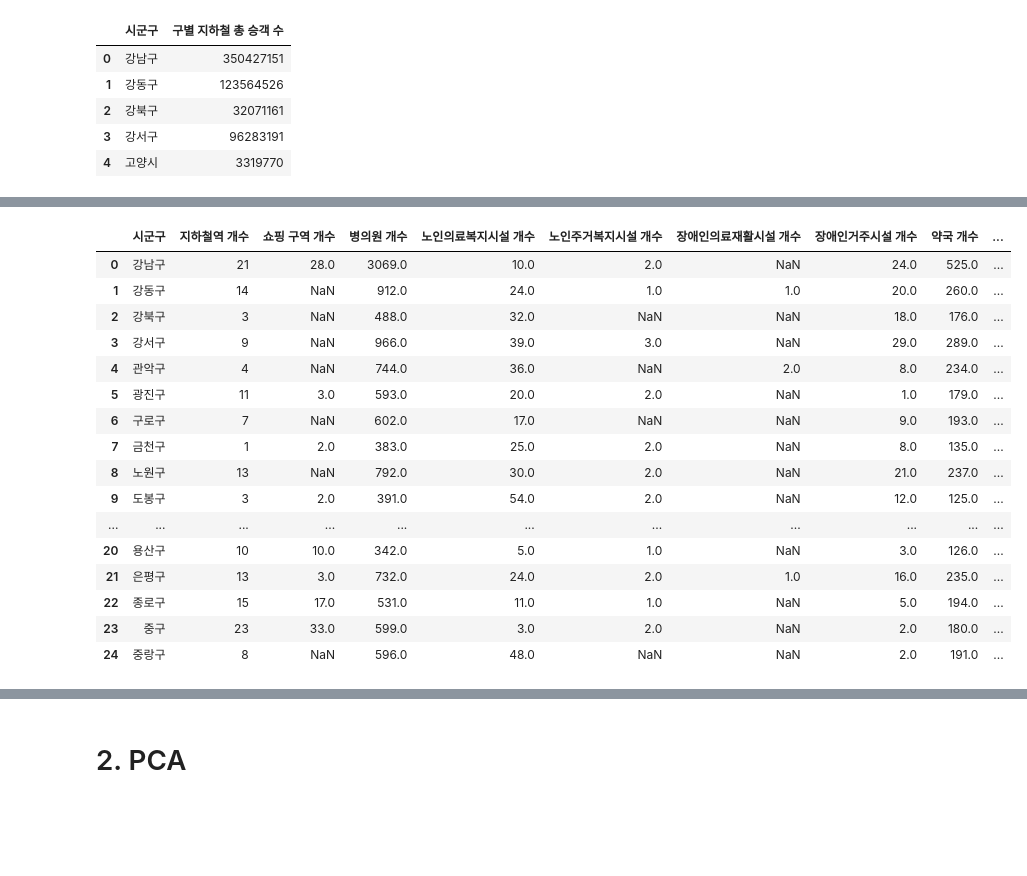
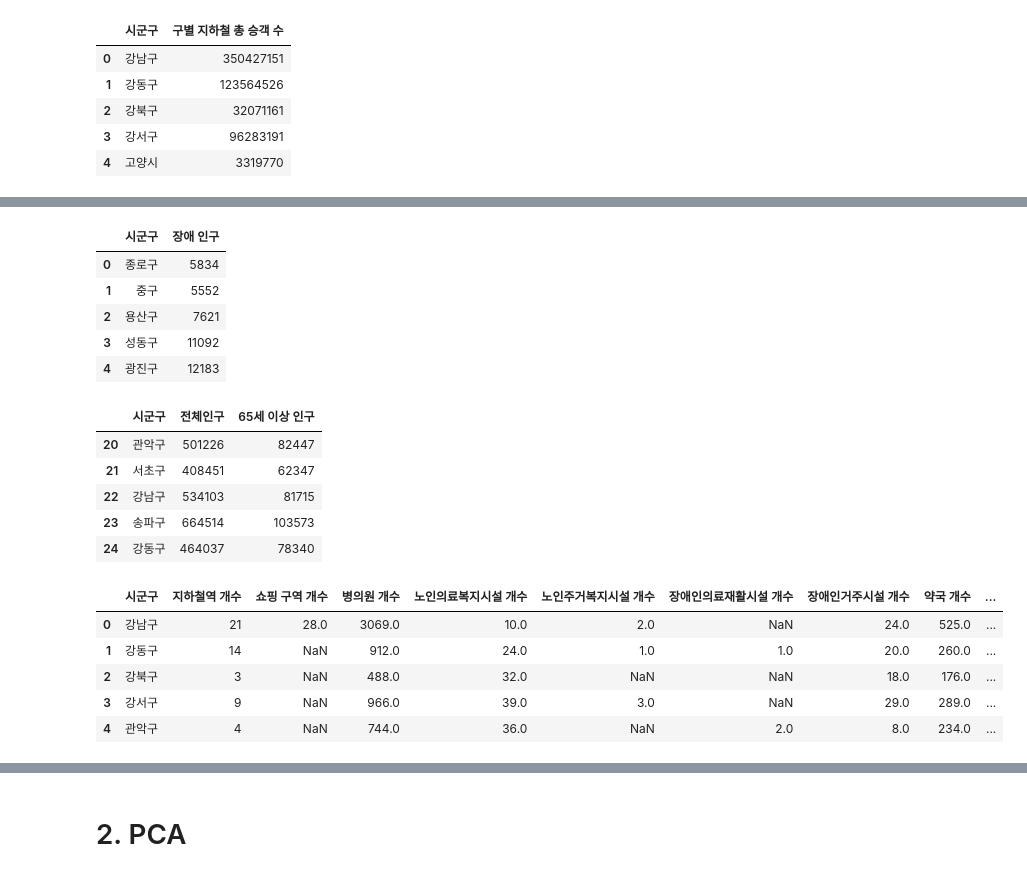
Before and after one commit to ikkjun/waste_medicine_collection_bins, a Jupyter notebook: waste_medicine_collection_bins.ipynb, the cells around one changed output, grey strips where cells are left out. Saved outputs shown, nothing was run; the diff lists cells and outputs as text; code cells hidden in the pictures; blank space fills up the shorter version.

```diff
--- a/waste_medicine_collection_bins.ipynb
+++ b/waste_medicine_collection_bins.ipynb
@@ -54,6 +39,8 @@ df_dis_hospital = pd.read_csv('/Users/ikjuncho/Documents/GitHub/waste_medicine_c
 df_dis_house = pd.read_csv('/Users/ikjuncho/Documents/GitHub/waste_medicine_collection_bins/data/서울시 사회복지시설(장애인거주시설) 목록.csv', encoding='cp949')
 df_med = pd.read_csv('/Users/ikjuncho/Documents/GitHub/waste_medicine_collection_bins/data/서울시 약국 운영시간 정보.csv', encoding='cp949')
 df_subway_people = pd.read_csv('/Users/ikjuncho/Documents/GitHub/waste_medicine_collection_bins/data/서울시 지하철호선별 역별 승하차 인원 정보(2022).csv')
+df_dis_number = pd.read_csv('/Users/ikjuncho/Documents/GitHub/waste_medicine_collection_bins/data/서울시 장애인 현황 (장애유형별:동별) 통계 2022.csv')
+df_el_number = pd.read_csv('/Users/ikjuncho/Documents/GitHub/waste_medicine_collection_bins/data/서울시 고령자현황 (구별) 통계.csv')
 # %% [markdown]
 # 2. preprocessing
 # %%
@@ -209,3 +196,5 @@ merged_subway_df_count.head()
 | 4 | 고양시 | 3319770 |
 # %%
 df_cost.columns = ['시군구', '총 의료비용', '총 거주인구']
+df_cost = df_cost[['시군구', '총 의료비용']]
+df_cost.head()
@@ -212,37 +208,52 @@ df_cost.columns = ['시군구', '총 의료비용', '총 거주인구']
+# %%
+df_dis_number = df_dis_number.iloc[3:].reset_index(drop=True)
+df_dis_number = df_dis_number.iloc[:,1:]
+df_dis_number.columns = ['시군구', '장애 인구']
+df_dis_number.head()
+# %% [output]
+|  | 시군구 | 장애 인구 |
+| 0 | 종로구 | 5834 |
+| 1 | 중구 | 5552 |
+| 2 | 용산구 | 7621 |
+| 3 | 성동구 | 11092 |
+| 4 | 광진구 | 12183 |
+# %%
+df_el_number = df_el_number.iloc[:,1:]
+df_el_number.columns = ['시군구', '전체인구', '65세 이상 인구']
+df_el_number = df_el_number.iloc[2:].reset_index(drop = 'TRUE')
+df_el_number.tail()
+# %% [output]
+|  | 시군구 | 전체인구 | 65세 이상 인구 |
+| 20 | 관악구 | 501226 | 82447 |
+| 21 | 서초구 | 408451 | 62347 |
+| 22 | 강남구 | 534103 | 81715 |
+| 23 | 송파구 | 664514 | 103573 |
+| 24 | 강동구 | 464037 | 78340 |
 # %%
 # 모든 데이터 프레임 결합
 
 merged_df = pd.merge(df_station_count, df_shop_count, on='시군구', how='left')
 merged_df = pd.merge(merged_df, df_hospital_juso_count, on='시군구', how='left')
 merged_df = pd.merge(merged_df, df_el_me_juso_count, on='시군구', how='left')
 merged_df = pd.merge(merged_df, df_el_house_juso_count, on='시군구', how='left')
 merged_df = pd.merge(merged_df, df_dis_hospital_juso_count, on='시군구', how='left')
 merged_df = pd.merge(merged_df, df_dis_house_juso_count, on='시군구', how='left')
 merged_df = pd.merge(merged_df, df_med_juso_count, on='시군구', how='left')
 merged_df = pd.merge(merged_df, merged_subway_df_count, on='시군구', how='left')
 merged_df = pd.merge(merged_df, df_cost, on='시군구', how='left')
+merged_df = pd.merge(merged_df, df_dis_number, on='시군구', how='left')
+merged_df = pd.merge(merged_df, df_el_number, on='시군구', how='left')
 
 merged_df = merged_df[~merged_df['시군구'].str.endswith('시')].reset_index(drop=True)
 
-merged_df
+merged_df.head()
 # %% [output]
 |  | 시군구 | 지하철역 개수 | 쇼핑 구역 개수 | 병의원 개수 | 노인의료복지시설 개수 | 노인주거복지시설 개수 | 장애인의료재활시설 개수 | 장애인거주시설 개수 | 약국 개수 | ... |
 | 0 | 강남구 | 21 | 28.0 | 3069.0 | 10.0 | 2.0 | NaN | 24.0 | 525.0 | ... |
 | 1 | 강동구 | 14 | NaN | 912.0 | 24.0 | 1.0 | 1.0 | 20.0 | 260.0 | ... |
 | 2 | 강북구 | 3 | NaN | 488.0 | 32.0 | NaN | NaN | 18.0 | 176.0 | ... |
 | 3 | 강서구 | 9 | NaN | 966.0 | 39.0 | 3.0 | NaN | 29.0 | 289.0 | ... |
 | 4 | 관악구 | 4 | NaN | 744.0 | 36.0 | NaN | 2.0 | 8.0 | 234.0 | ... |
-| 5 | 광진구 | 11 | 3.0 | 593.0 | 20.0 | 2.0 | NaN | 1.0 | 179.0 | ... |
-| 6 | 구로구 | 7 | NaN | 602.0 | 17.0 | NaN | NaN | 9.0 | 193.0 | ... |
-| 7 | 금천구 | 1 | 2.0 | 383.0 | 25.0 | 2.0 | NaN | 8.0 | 135.0 | ... |
-| 8 | 노원구 | 13 | NaN | 792.0 | 30.0 | 2.0 | NaN | 21.0 | 237.0 | ... |
-| 9 | 도봉구 | 3 | 2.0 | 391.0 | 54.0 | 2.0 | NaN | 12.0 | 125.0 | ... |
-| ... | ... | ... | ... | ... | ... | ... | ... | ... | ... | ... |
-| 20 | 용산구 | 10 | 10.0 | 342.0 | 5.0 | 1.0 | NaN | 3.0 | 126.0 | ... |
-| 21 | 은평구 | 13 | 3.0 | 732.0 | 24.0 | 2.0 | 1.0 | 16.0 | 235.0 | ... |
-| 22 | 종로구 | 15 | 17.0 | 531.0 | 11.0 | 1.0 | NaN | 5.0 | 194.0 | ... |
-| 23 | 중구 | 23 | 33.0 | 599.0 | 3.0 | 2.0 | NaN | 2.0 | 180.0 | ... |
-| 24 | 중랑구 | 8 | NaN | 596.0 | 48.0 | NaN | NaN | 2.0 | 191.0 | ... |
 # %%
 final_df = merged_df.fillna(0)
 final_df.iloc[:, 1:-3] = final_df.iloc[:, 1:-3].astype(int)
```
Also changed, not shown: parts of 52 cells of this notebook.
